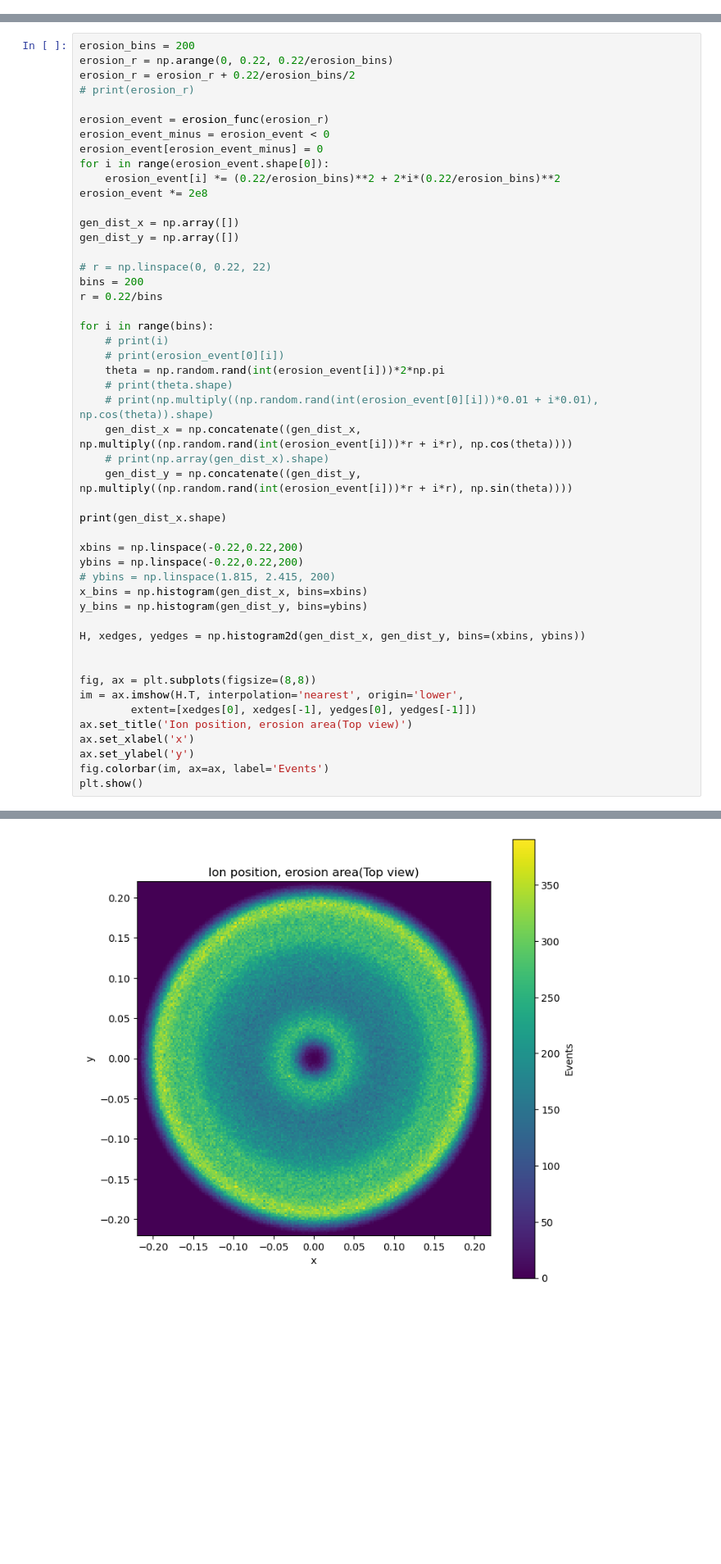
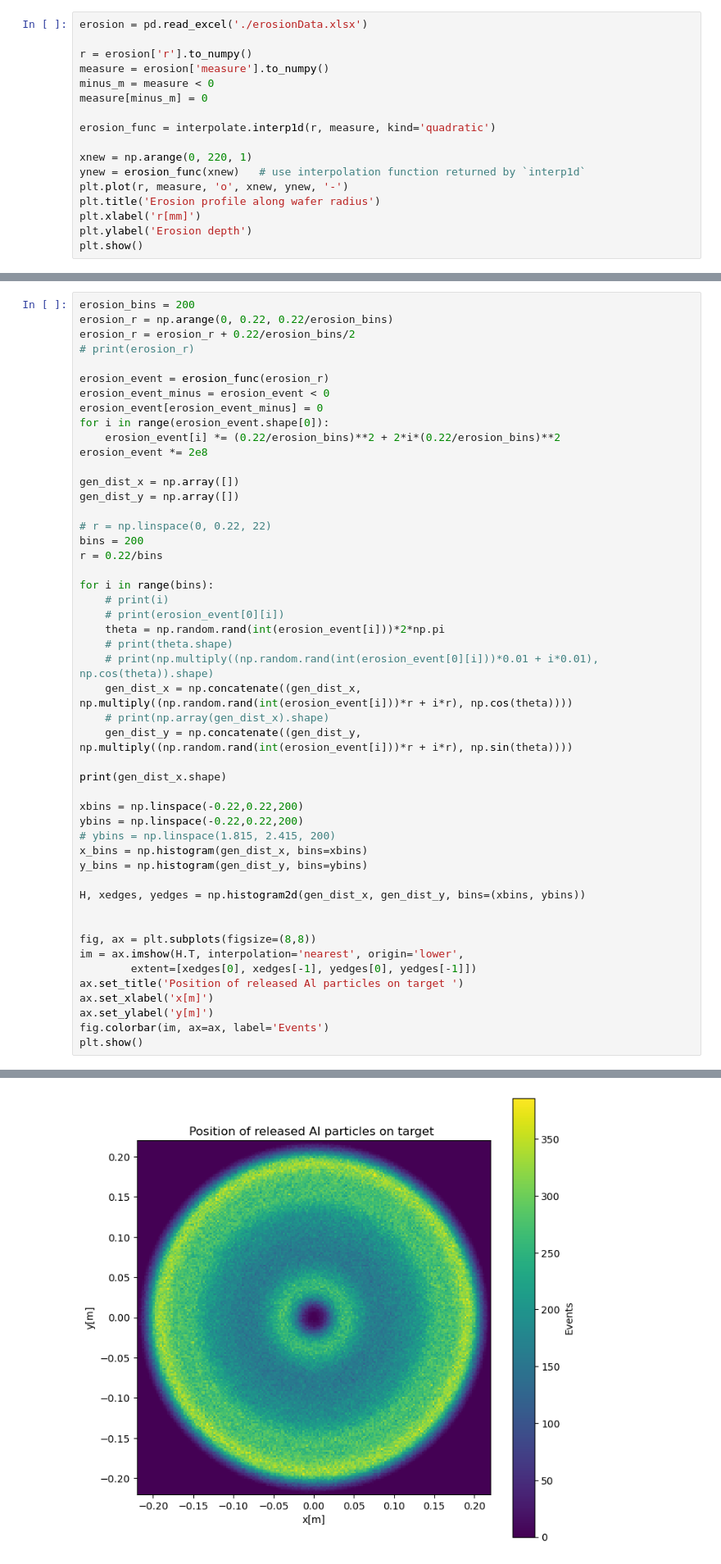
Before and after one commit to ararakitsubasa/etching, a Jupyter notebook: transport_Al_in_Ar.ipynb, the cells around one changed output, grey strips where cells are left out. Shown at 82% size. Cells and saved outputs as stored; diff of their text form; blank space fills up the shorter version.

```diff
--- a/transport_Al_in_Ar.ipynb
+++ b/transport_Al_in_Ar.ipynb
@@ -8,3 +8,20 @@ import pyvista as pv
 import pandas as pd
 from scipy import interpolate
 import CollisionModule
+# %%
+erosion = pd.read_excel('./erosionData.xlsx')
+
+r = erosion['r'].to_numpy()
+measure = erosion['measure'].to_numpy()
+minus_m = measure < 0
+measure[minus_m] = 0
+
+erosion_func = interpolate.interp1d(r, measure, kind='quadratic')
+
+xnew = np.arange(0, 220, 1)
+ynew = erosion_func(xnew)   # use interpolation function returned by `interp1d`
+plt.plot(r, measure, 'o', xnew, ynew, '-')
+plt.title('Erosion profile along wafer radius')
+plt.xlabel('r[mm]')
+plt.ylabel('Erosion depth')
+plt.show()
@@ -45,37 +118,37 @@ bins = 200
 r = 0.22/bins
 
 for i in range(bins):
     # print(i)
     # print(erosion_event[0][i])
     theta = np.random.rand(int(erosion_event[i]))*2*np.pi
     # print(theta.shape)
     # print(np.multiply((np.random.rand(int(erosion_event[0][i]))*0.01 + i*0.01), np.cos(theta)).shape)
     gen_dist_x = np.concatenate((gen_dist_x, np.multiply((np.random.rand(int(erosion_event[i]))*r + i*r), np.cos(theta))))
     # print(np.array(gen_dist_x).shape)
     gen_dist_y = np.concatenate((gen_dist_y, np.multiply((np.random.rand(int(erosion_event[i]))*r + i*r), np.sin(theta))))
 
 print(gen_dist_x.shape)
 
 xbins = np.linspace(-0.22,0.22,200)
 ybins = np.linspace(-0.22,0.22,200)
 # ybins = np.linspace(1.815, 2.415, 200)
 x_bins = np.histogram(gen_dist_x, bins=xbins)
 y_bins = np.histogram(gen_dist_y, bins=ybins)
 
 H, xedges, yedges = np.histogram2d(gen_dist_x, gen_dist_y, bins=(xbins, ybins))
 
 
 fig, ax = plt.subplots(figsize=(8,8))
 im = ax.imshow(H.T, interpolation='nearest', origin='lower',
         extent=[xedges[0], xedges[-1], yedges[0], yedges[-1]])
-ax.set_title('Ion position, erosion area(Top view)')
-ax.set_xlabel('x')
-ax.set_ylabel('y')
+ax.set_title('Position of released Al particles on target ')
+ax.set_xlabel('x[m]')
+ax.set_ylabel('y[m]')
 fig.colorbar(im, ax=ax, label='Events')
 plt.show()
 # %% [output]
 (6565275,)
-[figure, old version]
+[figure, new version]
 # %%
 xbins = np.linspace(-0.22,0.22,80)
 ybins = np.linspace(-0.22,0.22,80)
```
Also changed, not shown: parts of 3 cells of this notebook.
